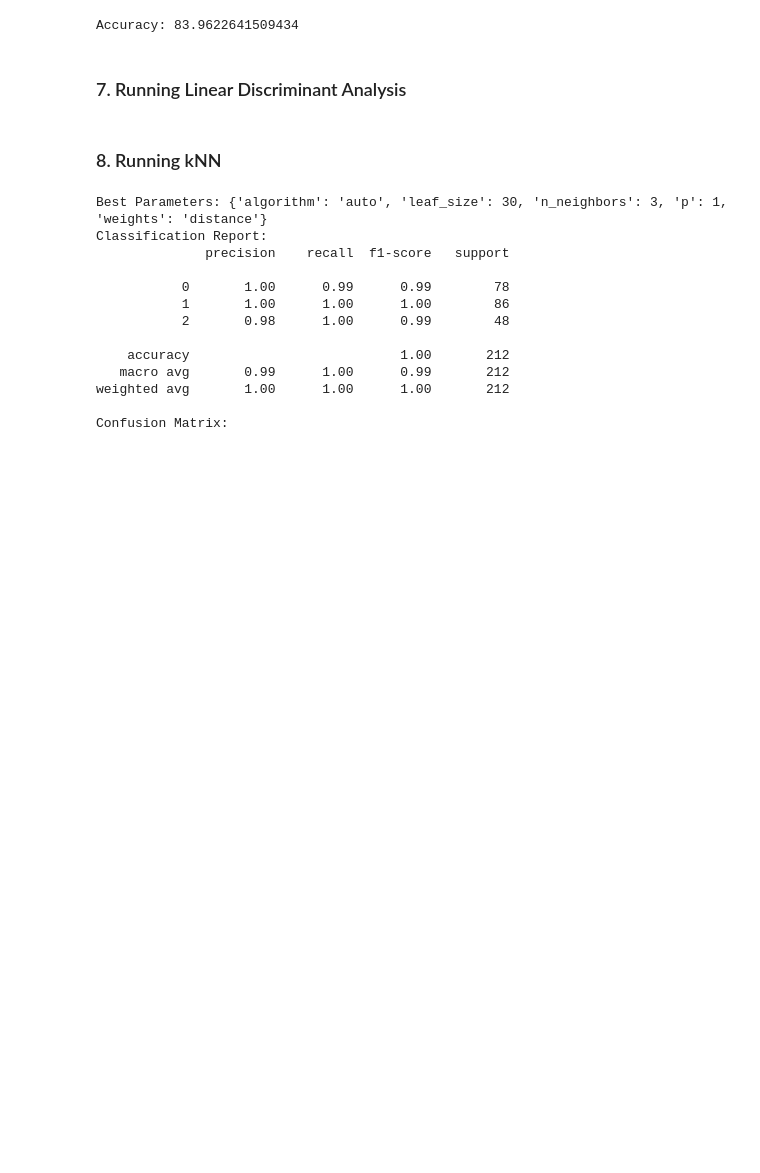
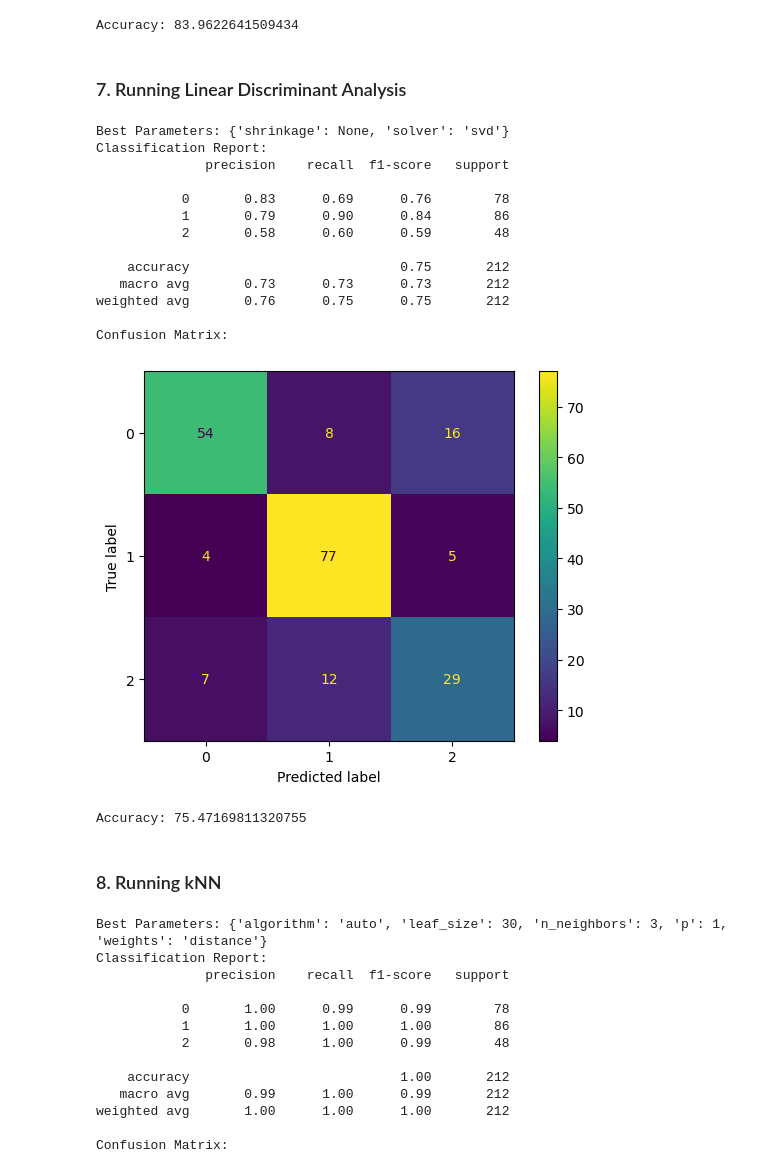
Before and after one commit to BaldeepDhada/Milk-Data-Analysis, a Jupyter notebook: Milk Data Classification.ipynb, the cells around one changed output. Cells and saved outputs as stored; diff of their text form; code cells hidden in the pictures; blank space fills up the shorter version.

```diff
--- a/Milk Data Classification.ipynb
+++ b/Milk Data Classification.ipynb
@@ -250,40 +246,51 @@ Accuracy: 83.9622641509434
 # %% [markdown]
 ### 7. Running Linear Discriminant Analysis
 # %%
+from sklearn.discriminant_analysis import LinearDiscriminantAnalysis
+
+# Grid search
+param_grid = {
+    'solver': ['svd', 'lsqr', 'eigen'],
+    'shrinkage': [None]
+}
+
 lda = LinearDiscriminantAnalysis()
 
-# Define the parameter grid for GridSearchCV
-param_grid = {
-    'solver': ['svd', 'lsqr', 'eigen'],
-    'shrinkage': [None, 'auto']
-}
-
-# Create GridSearchCV with cross-validation
 grid_search = GridSearchCV(lda, param_grid, cv=5, scoring='accuracy')
-
-# Fit the model to the training data
 grid_search.fit(X_train, y_train)
 
-# Print the best parameters found by GridSearchCV
 print("Best Parameters:", grid_search.best_params_)
-
-# Make predictions on the test set using the best model
 best_lda_model = grid_search.best_estimator_
-predictions = best_lda_model.predict(X_test)
-
-# Evaluate the model performance
-accuracy = accuracy_score(y_test, predictions)
-print(f"Accuracy: {accuracy}")
+lda_predictions = best_lda_model.predict(X_test)
 
 print("Classification Report:")
-print(classification_report(y_test, knn_predictions))
+print(classification_report(y_test, lda_predictions))
 
 # plot confusin matrix
 print("Confusion Matrix:")
-cm = confusion_matrix(y_test, knn_predictions)
+cm = confusion_matrix(y_test, lda_predictions)
 disp = ConfusionMatrixDisplay(cm)
 disp.plot()
 plt.show()
+
+lda_acc = accuracy_score(y_test, lda_predictions) * 100
+print("Accuracy:", lda_acc)
+# %% [output]
+Best Parameters: {'shrinkage': None, 'solver': 'svd'}
+Classification Report:
+              precision    recall  f1-score   support
+
+           0       0.83      0.69      0.76        78
+           1       0.79      0.90      0.84        86
+           2       0.58      0.60      0.59        48
+
+    accuracy                           0.75       212
+   macro avg       0.73      0.73      0.73       212
+weighted avg       0.76      0.75      0.75       212
+
+Confusion Matrix:
+[figure, added]
+Accuracy: 75.47169811320755
 # %% [markdown]
 ### 8. Running kNN
 # %%
```
Also changed, not shown: parts of 4 cells of this notebook.
